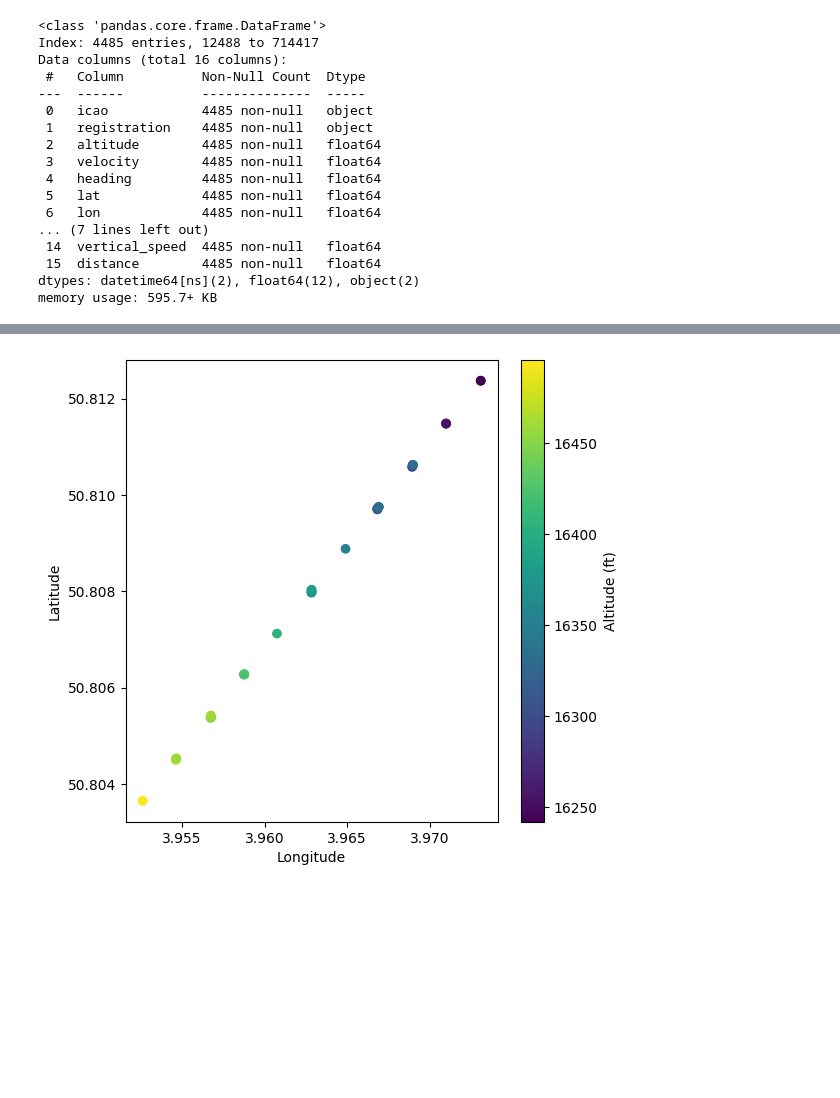
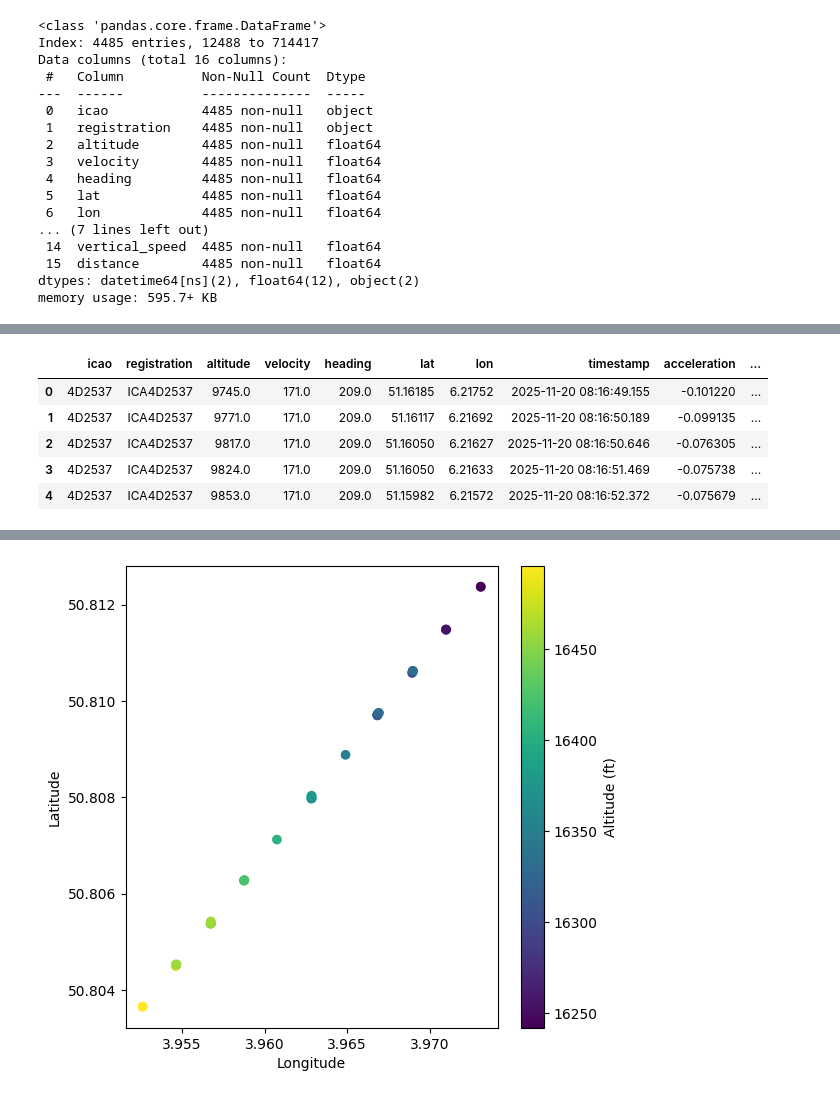
Before and after one commit to MGentieu/Data_analytics_aircraft_messages, a Jupyter notebook: GENTIEU_Martin_TP2.ipynb, the cells around one changed output, grey strips where cells are left out. Drawn from its saved outputs; the diff is of its cells as text; code cells hidden in the pictures; blank space fills up the shorter version.

Commit message:
Création d'une variable calculant l'altitude à t+10 secondes. Avec extrapolation si pas assez de données sur l'altitude future.

```diff
--- a/GENTIEU_Martin_TP2.ipynb
+++ b/GENTIEU_Martin_TP2.ipynb
@@ -458,0 +461,3 @@ flight.describe()
+# %%
+flight = flight.drop(columns=[col for col in flight.columns if col.startswith("prev_")])
+flight.info()
@@ -458,0 +498,64 @@ flight.describe()
+# %%
+def compute_altitude_future(df, delta_s=10):
+    """
+    Crée la variable cible 'altitude_future_t_10s'.
+    Interpolation linéaire si un saut entre les mesures existe.
+    Extrapolation si on est vers la fin du dataset.
+    """
+    # Tri chronologique
+    df = df.sort_values("timestamp").reset_index(drop=True)
+
+    future_alt = []
+
+    timestamps = df["timestamp"].values
+    altitudes = df["altitude"].values
+    velocities = df["velocity"].values
+    n = len(df)
+
+    for i in range(n):
+        t_now = timestamps[i]
+        alt_now = altitudes[i]
+        target_time = t_now + np.timedelta64(delta_s, "s")
+
+        # Cherche le prochain indice >= t_now + delta_s
+        j = i
+        while j < n and timestamps[j] < target_time:
+            j += 1
+
+        if j < n: #On a dépassé t+10s. On faire une interpollation entre j et j-1 ensuite.
+                  #Car on a en effet j = valeur juste après | j-1 = valeur juste avant.
+            if j > 0:
+                t1 = timestamps[j-1]
+                t2 = timestamps[j]
+                alt1 = altitudes[j-1]
+                alt2 = altitudes[j]
+
+                # fraction de temps entre t_now et t2
+                frac = (target_time - t1) / (t2 - t1)
+                alt_future = alt1 + frac * (alt2 - alt1)
+            else:
+                # Cas j=0, pas de j-1 → on prend simplement altitudes[j]
+                alt_future = altitudes[j]
+
+            future_alt.append(alt_future)
+
+        else:
+            # ---- Extrapolation linéaire avec vitesse ----
+            v_current = velocities[i]
+            v_last = velocities[-1]
+            v_mean = (v_current + v_last) / 2
+            alt_future = alt_now + v_mean * delta_s
+            future_alt.append(alt_future)
+
+    df["altitude_future_t+10s"] = future_alt
+    return df
+
+flight = compute_altitude_future(flight)
+flight.head()
+# %% [output]
+|  | icao | registration | altitude | velocity | heading | lat | lon | timestamp | acceleration | ... |
+| 0 | 4D2537 | ICA4D2537 | 9745.0 | 171.0 | 209.0 | 51.16185 | 6.21752 | 2025-11-20 08:16:49.155 | -0.101220 | ... |
+| 1 | 4D2537 | ICA4D2537 | 9771.0 | 171.0 | 209.0 | 51.16117 | 6.21692 | 2025-11-20 08:16:50.189 | -0.099135 | ... |
+| 2 | 4D2537 | ICA4D2537 | 9817.0 | 171.0 | 209.0 | 51.16050 | 6.21627 | 2025-11-20 08:16:50.646 | -0.076305 | ... |
+| 3 | 4D2537 | ICA4D2537 | 9824.0 | 171.0 | 209.0 | 51.16050 | 6.21633 | 2025-11-20 08:16:51.469 | -0.075738 | ... |
+| 4 | 4D2537 | ICA4D2537 | 9853.0 | 171.0 | 209.0 | 51.15982 | 6.21572 | 2025-11-20 08:16:52.372 | -0.075679 | ... |
```
Also changed, not shown: parts of 9 cells of this notebook.
